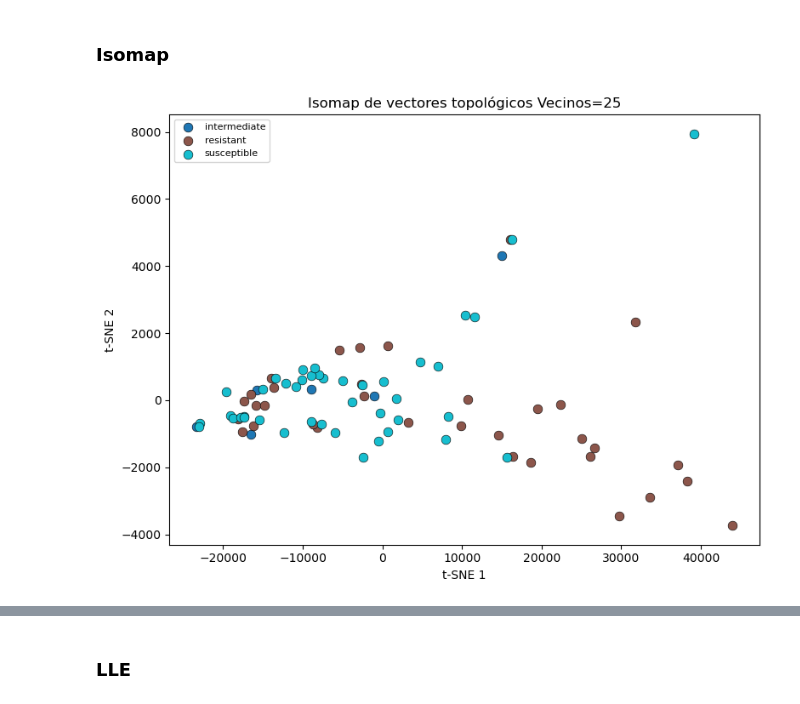
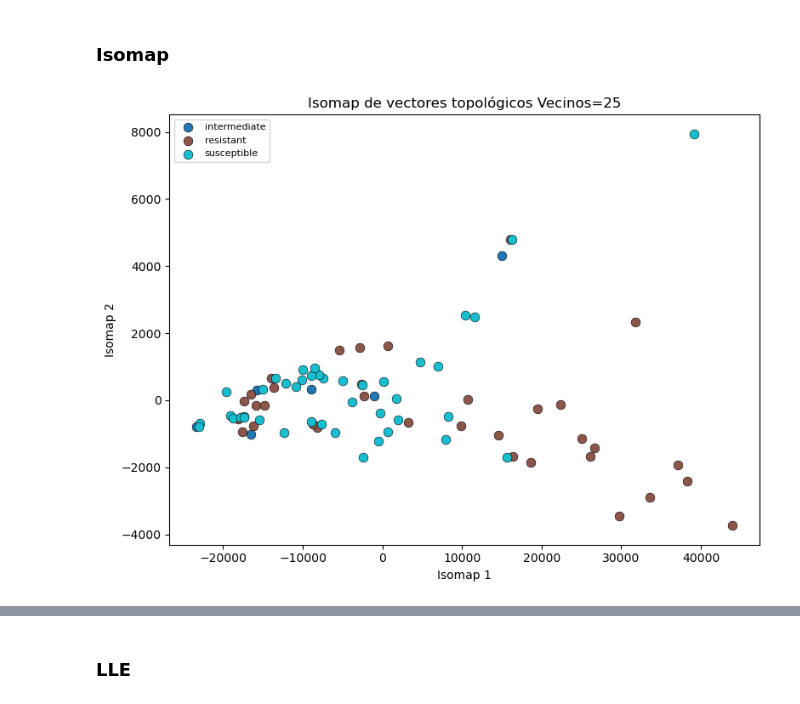
Before and after one commit to gerocharuiz/KmerTopology, a Jupyter notebook: notebooks/reduction_dim.ipynb, the cells around one changed output, grey strips where cells are left out. Drawn from its saved outputs; the diff is of its cells as text; code cells hidden in the pictures.

```diff
--- a/notebooks/reduction_dim.ipynb
+++ b/notebooks/reduction_dim.ipynb
@@ -26,12 +54,36 @@ df_ids = pd.read_csv("/files2/gerardo/KmerTopology/data/processed/optimized_pipe
 
 ids = df_ids[id_column].astype(str).tolist()
 # %%
-# Manifiesto, accesion+fenotipo
-id_column="accession"
-label_column="phenotype"
+# Manifiesto, accesion + fenotipo + MIC
+id_column = "accession"
+label_column = "phenotype"
+mic_column = "mic"
 
 df_manifest = pd.read_csv("/files2/gerardo/KmerTopology/data/processed/selected_genomes/plasmid_manifest.csv", dtype=str)
 
+# Solo el fenotipo decide que accessions se usan (igual que antes); el MIC
+# puede faltar en algunos genomas y no los descartamos solo por eso.
 df_manifest = df_manifest.dropna(subset=[id_column, label_column])
 
 label_lookup = dict(zip(df_manifest[id_column].astype(str), df_manifest[label_column].astype(str)))
+
+
+def _to_float_or_nan(value):
+    try:
+        if value is None or str(value).strip() == "":
+            return np.nan
+        return float(value)
+    except (TypeError, ValueError):
+        return np.nan
+
+
+# MIC como float; vacio/NaN/no-numerico se guarda como np.nan (el accession
+# conserva su fenotipo, solo no tendra MIC en las graficas que lo usen)
+if mic_column in df_manifest.columns:
+    mic_lookup = {
+        accession: _to_float_or_nan(mic)
+        for accession, mic in zip(df_manifest[id_column].astype(str), df_manifest[mic_column])
+    }
+else:
+    print(f"Aviso: el manifiesto no tiene columna '{mic_column}', todos los MIC quedaran como NaN")
+    mic_lookup = {}
@@ -264,14 +482,14 @@ plt.show()
 # %%
 plot_label_scatter(
     coords=X_iso,
     labels=labels_usados,
     ids=ids_usados,
     annotate=False,
     out_path="/files2/gerardo/KmerTopology/results/figures/optimized_pipeline/Isomap_fenotipo_25.png",
     title="Isomap de vectores topológicos Vecinos=25",
-    xlabel="t-SNE 1",
-    ylabel="t-SNE 2",
+    xlabel="Isomap 1",
+    ylabel="Isomap 2",
     show=True
 )
 # %% [output]
-[figure, old version]
+[figure, new version]
```
Also changed, not shown: parts of 12 cells of this notebook.
